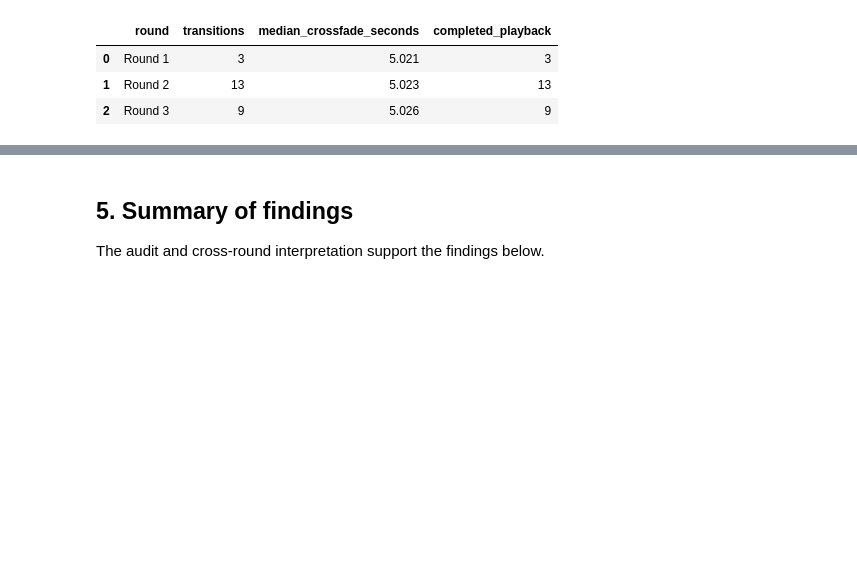
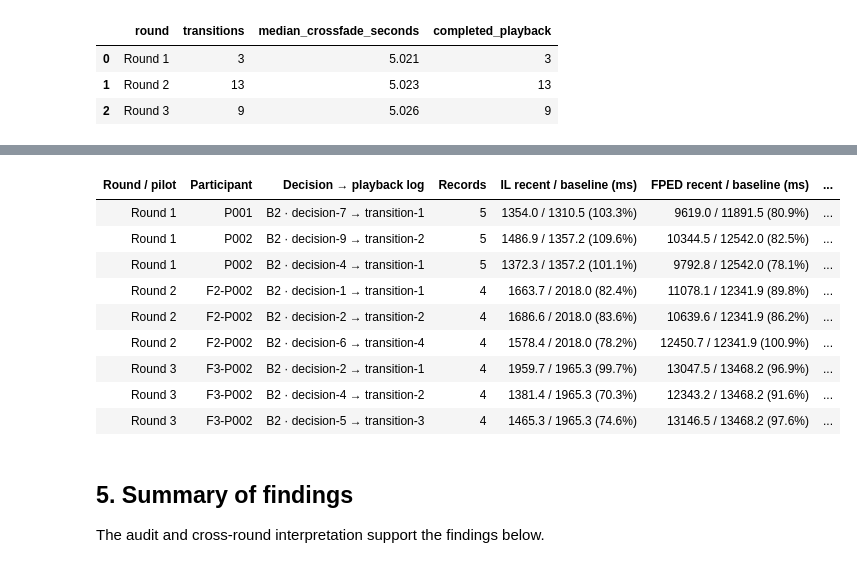
Before and after one commit to strangeshands/TunedIn-Web, a Jupyter notebook: feedback-files/analysis/FUF_Three_Round_Comparative_Analysis.ipynb, the cells around one changed output, grey strips where cells are left out. Saved outputs shown, nothing was run; the diff lists cells and outputs as text; code cells hidden in the pictures; blank space fills up the shorter version.

```diff
--- a/feedback-files/analysis/FUF_Three_Round_Comparative_Analysis.ipynb
+++ b/feedback-files/analysis/FUF_Three_Round_Comparative_Analysis.ipynb
@@ -602,3 +608,18 @@ if not transitions.empty:
+# %%
+from transition_examples import transition_examples
+
+display(transition_examples(sessions.to_dict("records")))
+# %% [output]
+| Round / pilot | Participant | Decision → playback log | Records | IL recent / baseline (ms) | FPED recent / baseline (ms) | ... |
+| Round 1 | P001 | B2 · decision-7 → transition-1 | 5 | 1354.0 / 1310.5 (103.3%) | 9619.0 / 11891.5 (80.9%) | ... |
+| Round 1 | P002 | B2 · decision-9 → transition-2 | 5 | 1486.9 / 1357.2 (109.6%) | 10344.5 / 12542.0 (82.5%) | ... |
+| Round 1 | P002 | B2 · decision-4 → transition-1 | 5 | 1372.3 / 1357.2 (101.1%) | 9792.8 / 12542.0 (78.1%) | ... |
+| Round 2 | F2-P002 | B2 · decision-1 → transition-1 | 4 | 1663.7 / 2018.0 (82.4%) | 11078.1 / 12341.9 (89.8%) | ... |
+| Round 2 | F2-P002 | B2 · decision-2 → transition-2 | 4 | 1686.6 / 2018.0 (83.6%) | 10639.6 / 12341.9 (86.2%) | ... |
+| Round 2 | F2-P002 | B2 · decision-6 → transition-4 | 4 | 1578.4 / 2018.0 (78.2%) | 12450.7 / 12341.9 (100.9%) | ... |
+| Round 3 | F3-P002 | B2 · decision-2 → transition-1 | 4 | 1959.7 / 1965.3 (99.7%) | 13047.5 / 13468.2 (96.9%) | ... |
+| Round 3 | F3-P002 | B2 · decision-4 → transition-2 | 4 | 1381.4 / 1965.3 (70.3%) | 12343.2 / 13468.2 (91.6%) | ... |
+| Round 3 | F3-P002 | B2 · decision-5 → transition-3 | 4 | 1465.3 / 1965.3 (74.6%) | 13146.5 / 13468.2 (97.6%) | ... |
 # %% [markdown]
 ## 5. Summary of findings
 
```
Also changed, not shown: parts of 1 cell of this notebook, 14 other files.
